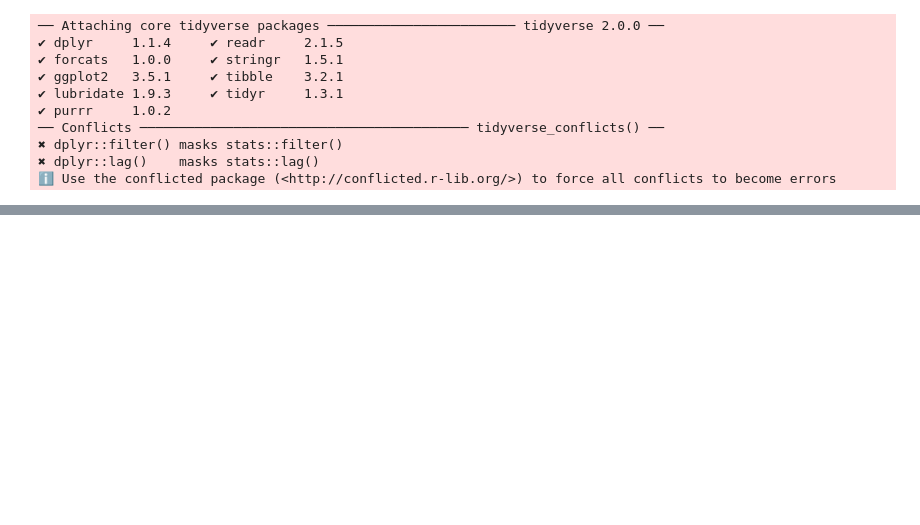
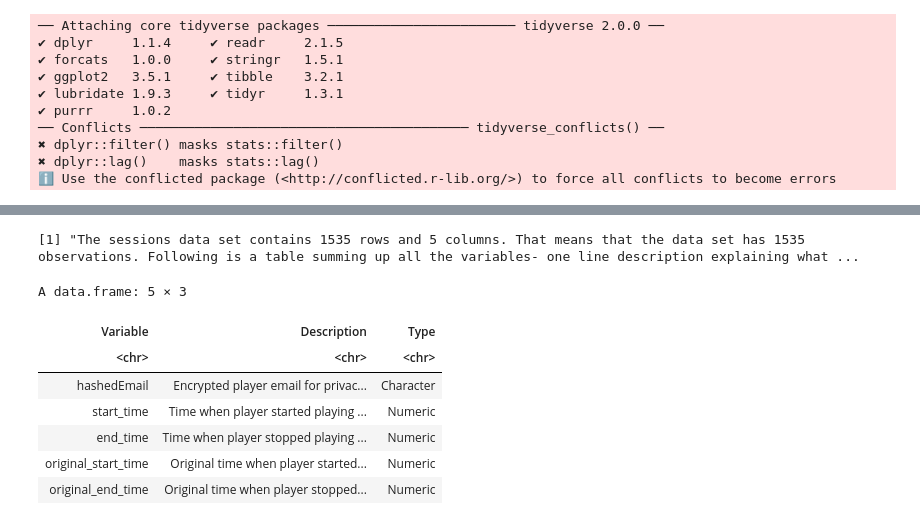
Before and after one commit to kvnwad/dsci-100-2024w2-group-19, a Jupyter notebook: group_19.ipynb, the cells around one changed output, grey strips where cells are left out. Saved outputs shown, nothing was run; the diff lists cells and outputs as text; code cells hidden in the pictures; blank space fills up the shorter version.

```diff
--- a/group_19.ipynb
+++ b/group_19.ipynb
@@ -40,0 +122,25 @@ dbl (2): original_start_time, original_end_time
+# %%
+sessions_data <- data.frame(
+  Variable = c("hashedEmail", "start_time", "end_time", "original_start_time", "original_end_time"),
+  Description = c(
+    "Encrypted player email for privacy (my interpretation)",
+    "Time when player started playing (24 hrs)",
+    "Time when player stopped playing (24 hrs)",
+    "Original time when player started playing ",
+    "Original time when player stopped playing "
+  ),
+  Type = c("Character", "Numeric", "Numeric", "Numeric", "Numeric")
+)
+
+print("The sessions data set contains 1535 rows and 5 columns. That means that the data set has 1535 observations. Following is a table summing up all the variables- one line description explaining what the variable is storing and data type for the variable.")
+sessions_data
+# %% [output]
+[1] "The sessions data set contains 1535 rows and 5 columns. That means that the data set has 1535 observations. Following is a table summing up all the variables- one line description explaining what ...
+A data.frame: 5 × 3
+| Variable | Description | Type |
+| <chr> | <chr> | <chr> |
+| hashedEmail | Encrypted player email for privac... | Character |
+| start_time | Time when player started playing ... | Numeric |
+| end_time | Time when player stopped playing ... | Numeric |
+| original_start_time | Original time when player started... | Numeric |
+| original_end_time | Original time when player stopped... | Numeric |
```
Also changed, not shown: parts of 6 cells of this notebook.
